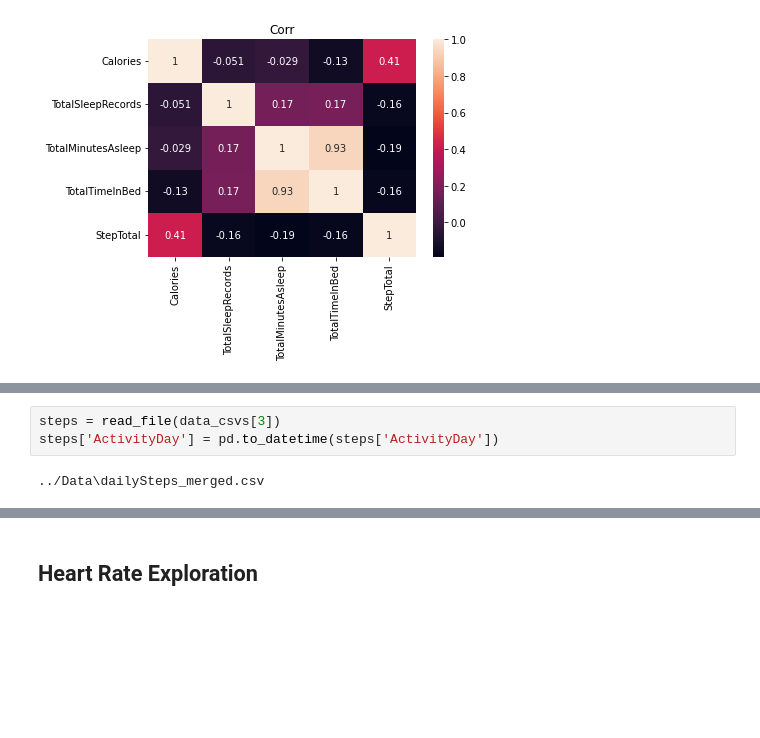
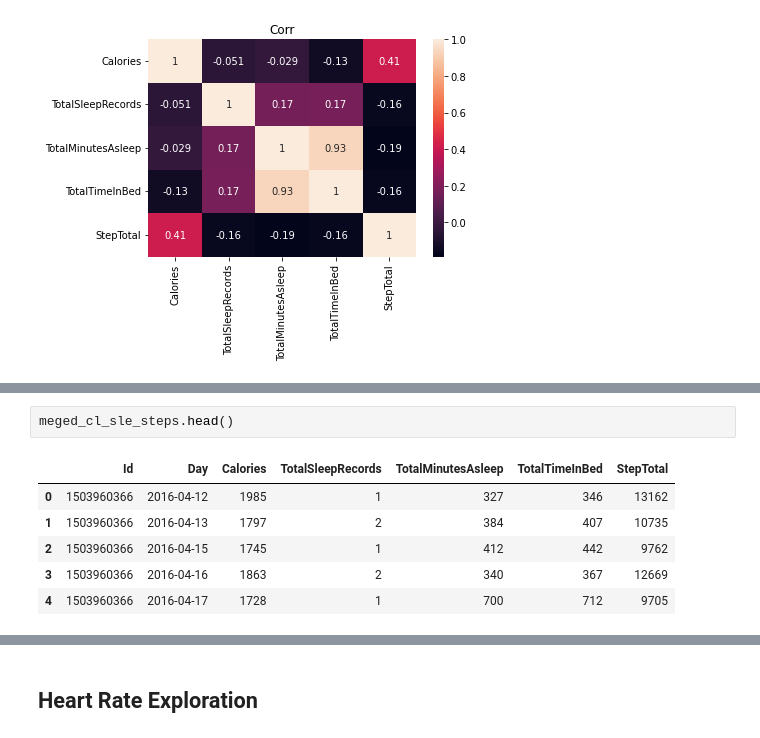
Before and after one commit to idangrady/DataAnalysisCourse, a Jupyter notebook: Idan/DataPre.ipynb, the cells around one changed output, grey strips where cells are left out. Cells and saved outputs as stored; diff of their text form; blank space fills up the shorter version.

```diff
--- a/Idan/DataPre.ipynb
+++ b/Idan/DataPre.ipynb
@@ -310,5 +281,9 @@ calories[]
-# %%
-steps = read_file(data_csvs[3])
-steps['ActivityDay'] = pd.to_datetime(steps['ActivityDay'])
-# %% [output]
-../Data\dailySteps_merged.csv
+# %%
+meged_cl_sle_steps.head()
+# %% [output]
+|  | Id | Day | Calories | TotalSleepRecords | TotalMinutesAsleep | TotalTimeInBed | StepTotal |
+| 0 | 1503960366 | 2016-04-12 | 1985 | 1 | 327 | 346 | 13162 |
+| 1 | 1503960366 | 2016-04-13 | 1797 | 2 | 384 | 407 | 10735 |
+| 2 | 1503960366 | 2016-04-15 | 1745 | 1 | 412 | 442 | 9762 |
+| 3 | 1503960366 | 2016-04-16 | 1863 | 2 | 340 | 367 | 12669 |
+| 4 | 1503960366 | 2016-04-17 | 1728 | 1 | 700 | 712 | 9705 |
```
Also changed, not shown: parts of 27 cells of this notebook.
